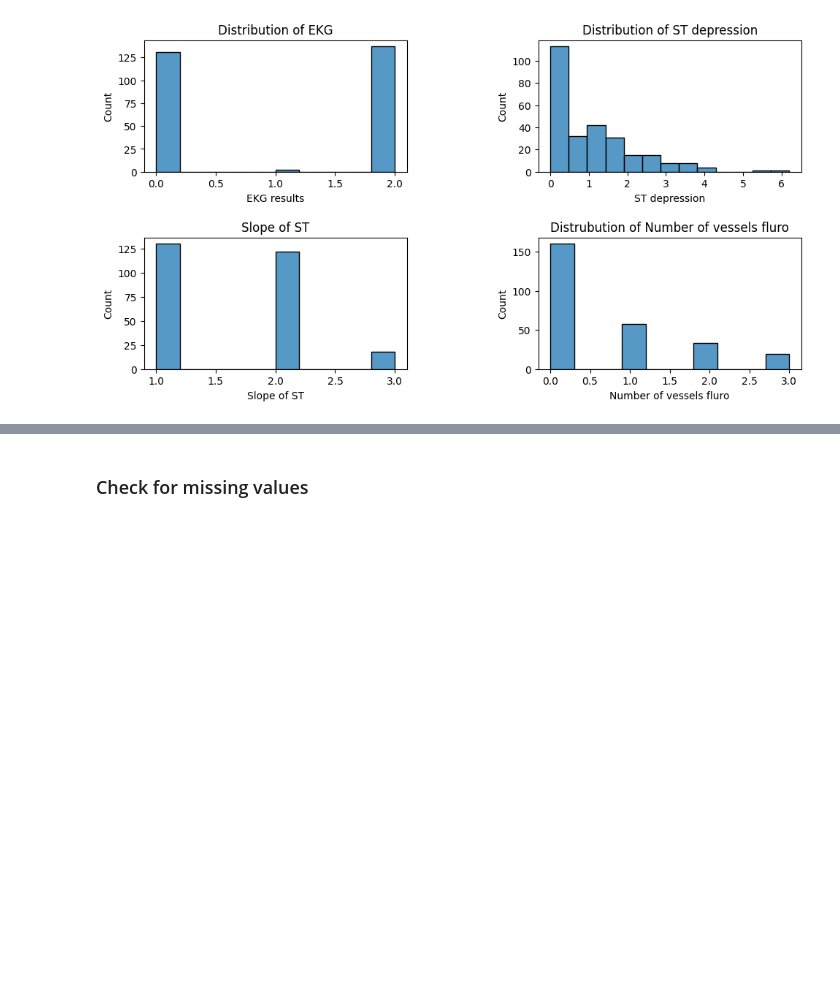
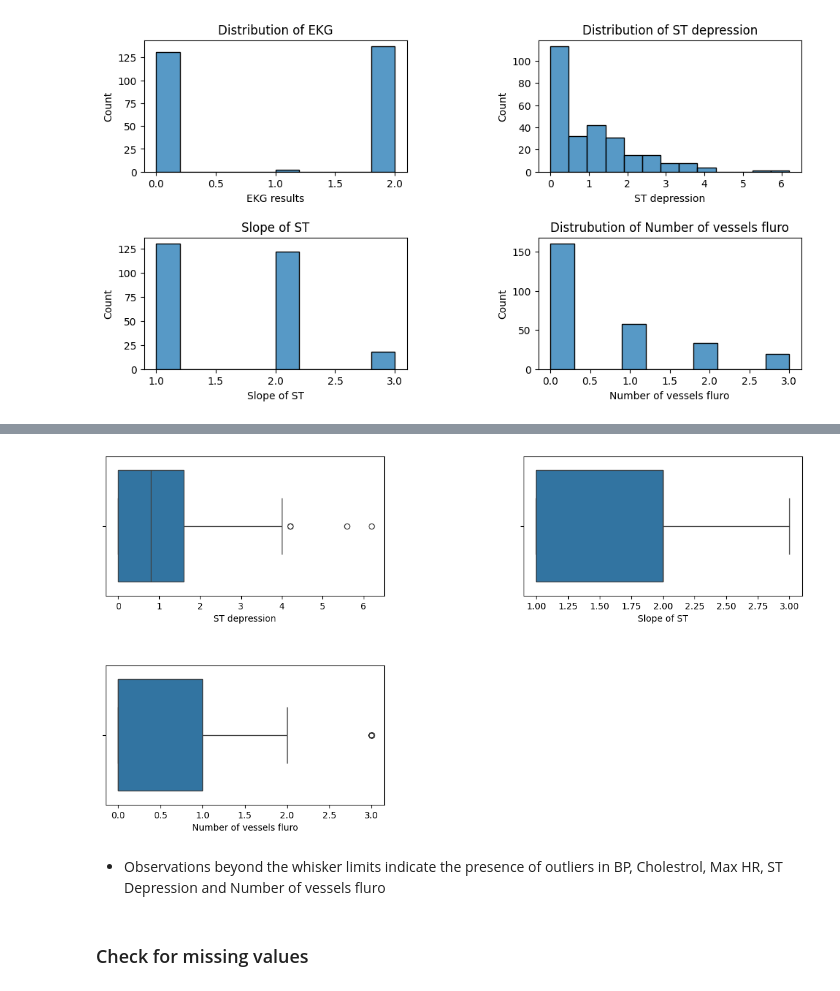
Before and after one commit to syarney3/data_science_projects, a Jupyter notebook: early_detection_heart_detection/train_models.ipynb, the cells around one changed output, grey strips where cells are left out. Saved outputs shown, nothing was run; the diff lists cells and outputs as text; code cells hidden in the pictures; blank space fills up the shorter version.

```diff
--- a/early_detection_heart_detection/train_models.ipynb
+++ b/early_detection_heart_detection/train_models.ipynb
@@ -123,3 +155,27 @@ print(list(df.columns))
+# %%
+# Check for Outliers
+plt.figure(figsize=(12, 6))
+plt.subplot(2,2,1)
+sns.boxplot(x = df['ST depression'])
+
+plt.subplot(2,2,2)
+sns.boxplot(x = df['Slope of ST'])
+
+plt.subplot(2,2,3)
+sns.boxplot(x = df['Number of vessels fluro'])
+
+
+plt.subplots_adjust(left=0,
+                    bottom=0,
+                    right=0.9,
+                    top=0.9,
+                    wspace=0.5,
+                    hspace=0.5)
+plt.show()
+# %% [output]
+[figure, added]
+# %% [markdown]
+- Observations beyond the whisker limits indicate the presence of outliers in BP, Cholestrol, Max HR, ST Depression and Number of vessels fluro
 # %% [markdown]
 ### Check for missing values
 # %%
```
Also changed, not shown: parts of 13 cells of this notebook, 1 other file.
